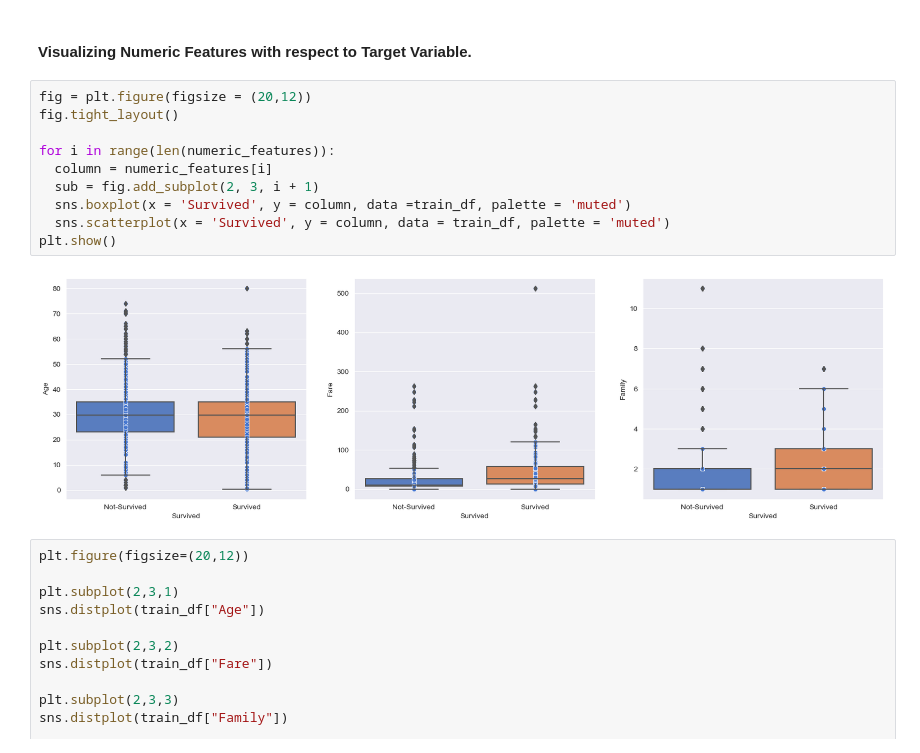
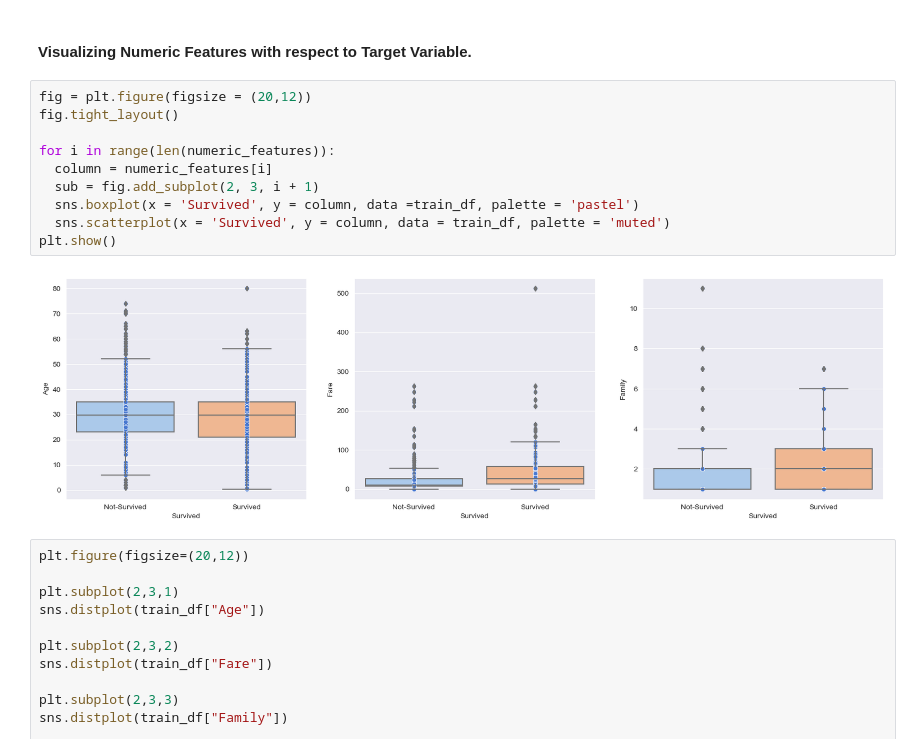
Before and after one commit to adeke910/TITANIC, a Jupyter notebook: titanic.ipynb, the cells around one changed output. Cells and saved outputs as stored; diff of their text form.

```diff
--- a/titanic.ipynb
+++ b/titanic.ipynb
@@ -508,15 +508,15 @@ Numerical Features: ['Age', 'Fare', 'Family']
 # %%
 fig = plt.figure(figsize = (20,12))
 fig.tight_layout()
 
 for i in range(len(numeric_features)):
   column = numeric_features[i]
   sub = fig.add_subplot(2, 3, i + 1)
-  sns.boxplot(x = 'Survived', y = column, data =train_df, palette = 'muted')
+  sns.boxplot(x = 'Survived', y = column, data =train_df, palette = 'pastel')
   sns.scatterplot(x = 'Survived', y = column, data = train_df, palette = 'muted')
 plt.show()
 # %% [output]
-[figure, old version]
+[figure, new version]
 # %%
 plt.figure(figsize=(20,12))
 
```
Also changed, not shown: parts of 7 cells of this notebook, 4 other files.
